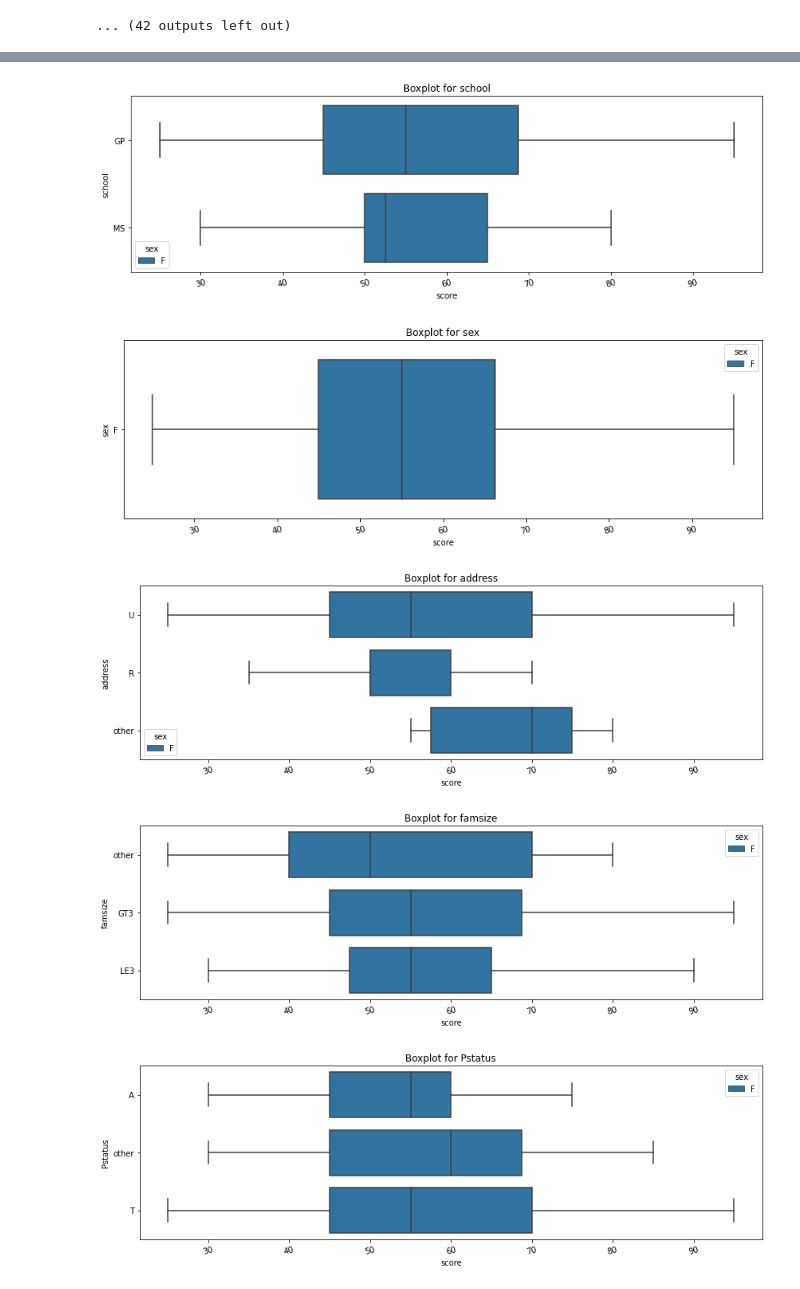
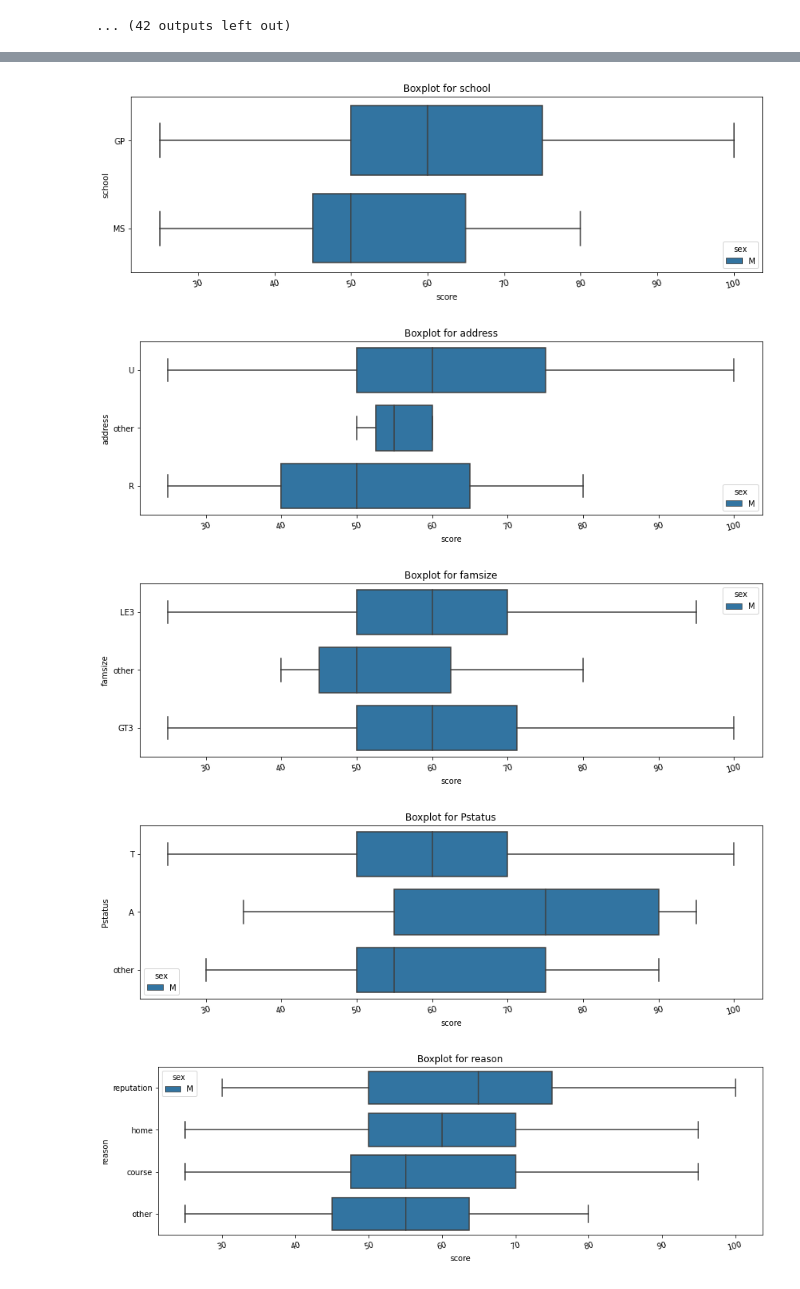
Before and after one commit to Aleksandr-alt/GitHub_skillfactory, a Jupyter notebook: module_2/2.8. Итоговое задание. Разведывательный анализ данных (EDA).ipynb, the cells around one changed output, grey strips where cells are left out. Saved outputs shown, nothing was run; the diff lists cells and outputs as text; code cells hidden in the pictures.

```diff
--- a/module_2/2.8. Итоговое задание. Разведывательный анализ данных (EDA).ipynb
+++ b/module_2/2.8. Итоговое задание. Разведывательный анализ данных (EDA).ipynb
@@ -470,18 +469,33 @@ for value in ['age', 'Medu', 'Fedu', 'Mjob', 'Fjob', 'traveltime', 'studytime',
 # %%
+# создадим два отдельных датасета, для девушек и юношей и посмотрим влияние признаков в них.
+
 students_M = students[students['sex'] == 'M']
 students_F = students[students['sex'] == 'F']
+
+# Построим графики для юношей.
+
 for value in ['school', 'address', 'famsize', 'Pstatus', 'reason', 'guardian', 'schoolsup',
               'famsup', 'paid', 'activities', 'nursery', 'higher', 'internet', 'romantic',]:
-#     create_boxplot(students_M, value)
+    create_boxplot(students_M, value)
+
+for value in ['age', 'Medu', 'Fedu', 'Mjob', 'Fjob', 'traveltime', 'studytime', 'failures',
+              'famrel', 'freetime', 'goout', 'health']:
+    create_boxplot2(students_M, value)
+
+# Построим графики для девушек.
+
+for value in ['school', 'address', 'famsize', 'Pstatus', 'reason', 'guardian', 'schoolsup',
+              'famsup', 'paid', 'activities', 'nursery', 'higher', 'internet', 'romantic',]:
     create_boxplot(students_F, value)
 
 for value in ['age', 'Medu', 'Fedu', 'Mjob', 'Fjob', 'traveltime', 'studytime', 'failures',
               'famrel', 'freetime', 'goout', 'health']:
-#     create_boxplot2(students_M, value)
     create_boxplot2(students_F, value)
+
+# Проведём оценку наиболее значимых признаков.
 # %% [output]
-[figure, old version]
+[figure, new version]
-[figure, old version]
+[figure, new version]
-[figure, old version]
+[figure, new version]
-[figure, old version]
+[figure, new version]
-[figure, old version]
+[figure, new version]
```
Also changed, not shown: parts of 11 cells of this notebook, 1 other file.
